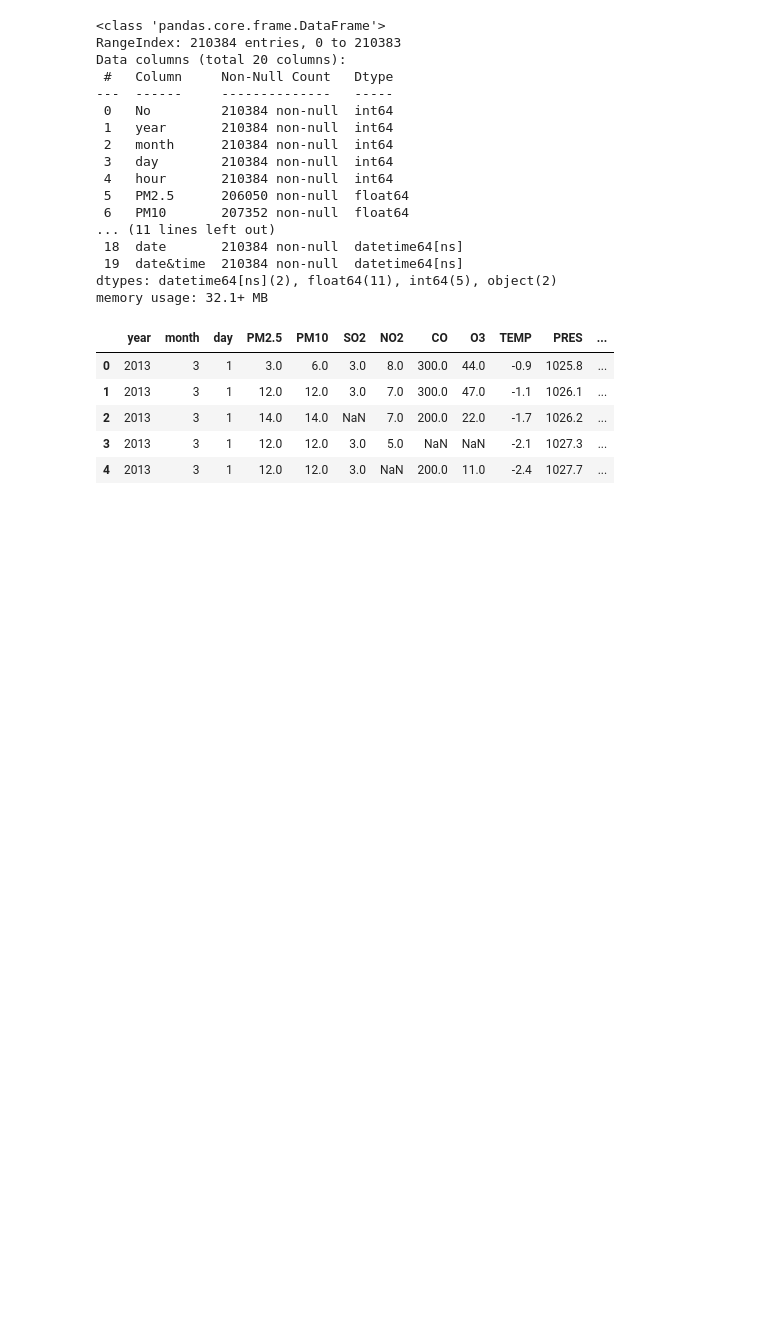
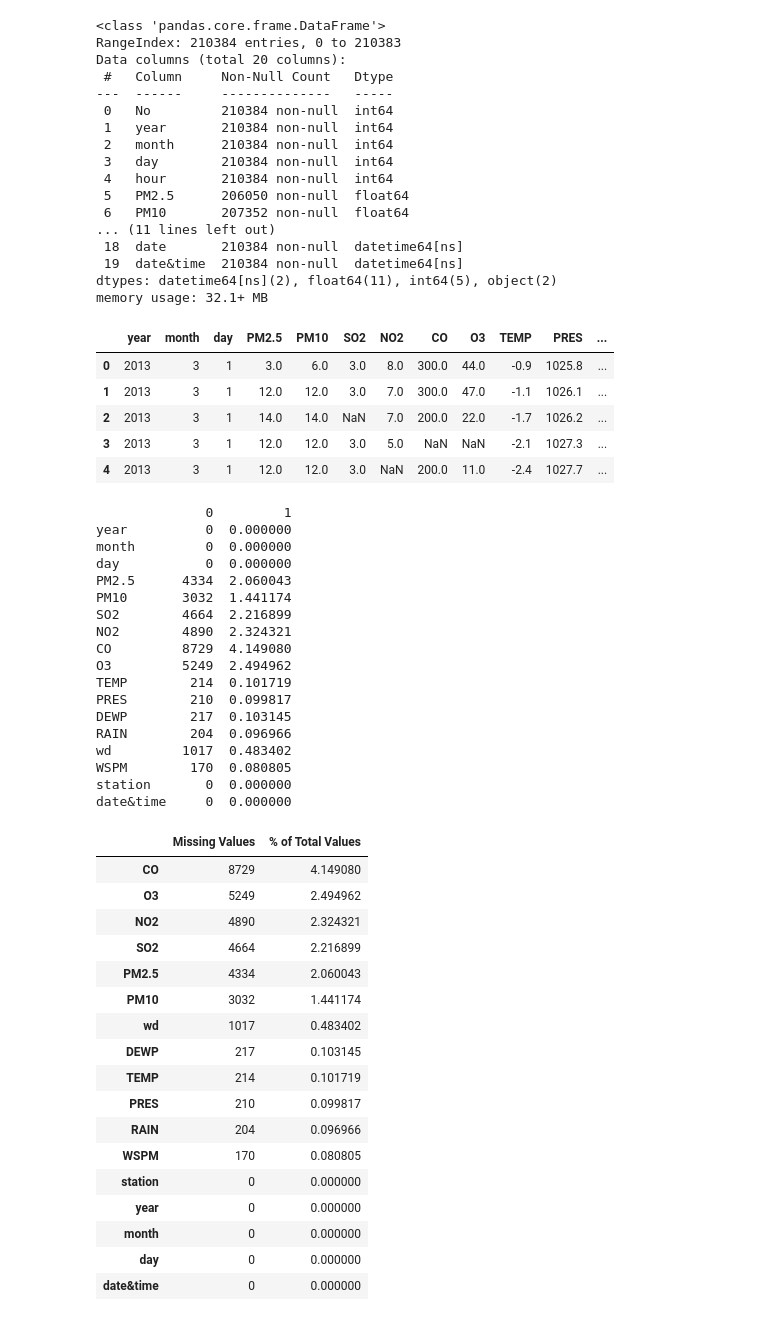
Before and after one commit to Prathap1418/CMP7005_Assi, a Jupyter notebook: CMP7005_Assi.ipynb, the cells around one changed output. Cells and saved outputs as stored; diff of their text form; code cells hidden in the pictures; blank space fills up the shorter version.

Commit message:
checked the number of missing values and percentages

```diff
--- a/CMP7005_Assi.ipynb
+++ b/CMP7005_Assi.ipynb
@@ -411,3 +411,66 @@ df.head()
 | 2 | 2013 | 3 | 1 | 14.0 | 14.0 | NaN | 7.0 | 200.0 | 22.0 | -1.7 | 1026.2 | ... |
 | 3 | 2013 | 3 | 1 | 12.0 | 12.0 | 3.0 | 5.0 | NaN | NaN | -2.1 | 1027.3 | ... |
 | 4 | 2013 | 3 | 1 | 12.0 | 12.0 | 3.0 | NaN | 200.0 | 11.0 | -2.4 | 1027.7 | ... |
+# %%
+# Missing values
+def missing_values_table(df):
+        # Total missing values
+        mis_val = df.isnull().sum()
+
+        # Percentage of missing values
+        mis_val_percent = 100 * df.isnull().sum() / len(df)
+
+        # Make a table with the results
+        mis_val_table = pd.concat([mis_val, mis_val_percent], axis=1)
+        print(mis_val_table)
+
+        # Rename the columns
+        mis_val_table_ren_columns = mis_val_table.rename(
+        columns = {0 : 'Missing Values', 1 : '% of Total Values'})
+
+        # Sort the table by percentage of missing descending
+        mis_val_table_ren_columns = mis_val_table_ren_columns.sort_values(
+        '% of Total Values', ascending=False)
+
+        # Return the dataframe with missing information
+        return mis_val_table_ren_columns
+
+missing_values= missing_values_table(df)
+missing_values.style.background_gradient(cmap='Blues')
+# %% [output]
+              0         1
+year          0  0.000000
+month         0  0.000000
+day           0  0.000000
+PM2.5      4334  2.060043
+PM10       3032  1.441174
+SO2        4664  2.216899
+NO2        4890  2.324321
+CO         8729  4.149080
+O3         5249  2.494962
+TEMP        214  0.101719
+PRES        210  0.099817
+DEWP        217  0.103145
+RAIN        204  0.096966
+wd         1017  0.483402
+WSPM        170  0.080805
+station       0  0.000000
+date&time     0  0.000000
+|  | Missing Values | % of Total Values |
+| CO | 8729 | 4.149080 |
+| O3 | 5249 | 2.494962 |
+| NO2 | 4890 | 2.324321 |
+| SO2 | 4664 | 2.216899 |
+| PM2.5 | 4334 | 2.060043 |
+| PM10 | 3032 | 1.441174 |
+| wd | 1017 | 0.483402 |
+| DEWP | 217 | 0.103145 |
+| TEMP | 214 | 0.101719 |
+| PRES | 210 | 0.099817 |
+| RAIN | 204 | 0.096966 |
+| WSPM | 170 | 0.080805 |
+| station | 0 | 0.000000 |
+| year | 0 | 0.000000 |
+| month | 0 | 0.000000 |
+| day | 0 | 0.000000 |
+| date&time | 0 | 0.000000 |
```
